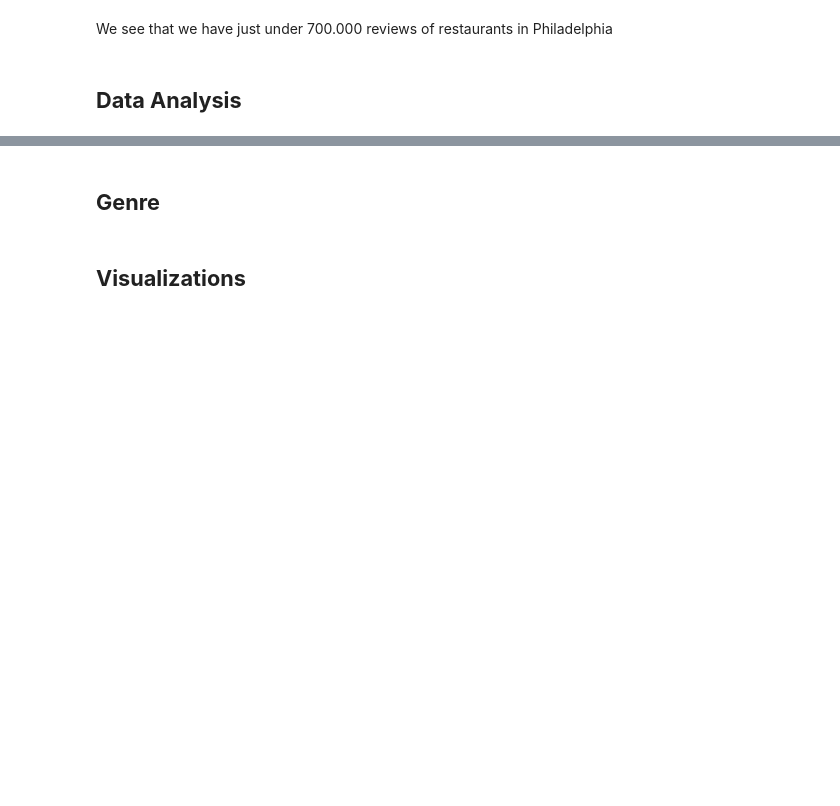
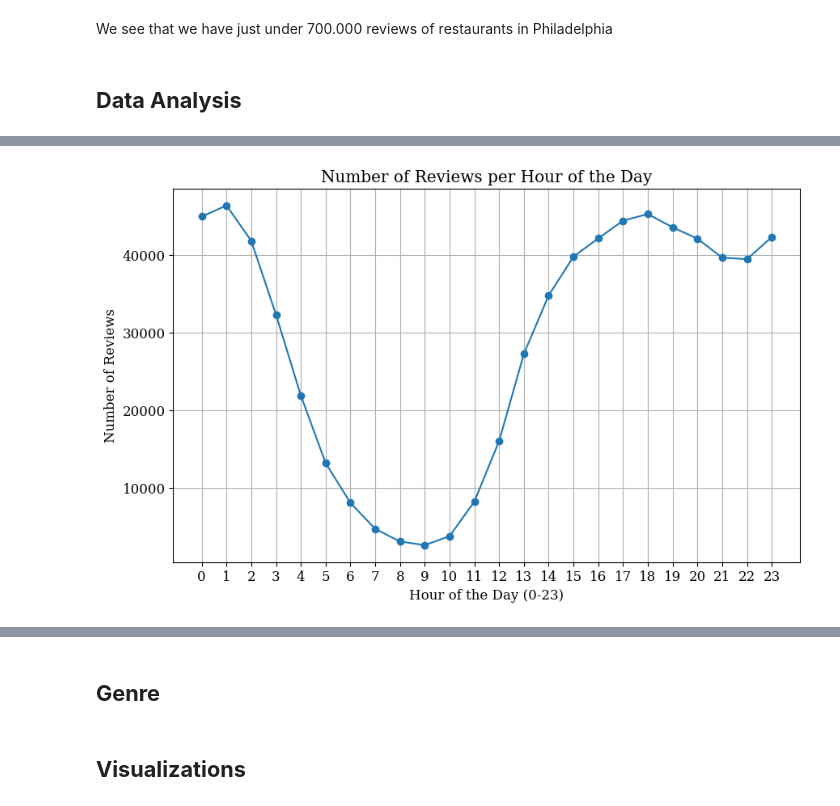
Before and after one commit to SorenLKuhl/SorenLKuhl.github.io, a Jupyter notebook: notebooks/explainer.ipynb, the cells around one changed output, grey strips where cells are left out. Cells and saved outputs as stored; diff of their text form; code cells hidden in the pictures; blank space fills up the shorter version.

```diff
--- a/notebooks/explainer.ipynb
+++ b/notebooks/explainer.ipynb
@@ -82,0 +96,27 @@ We see that we have just under 700.000 reviews of restaurants in Philadelphia
+# %%
+import pandas as pd
+import matplotlib.pyplot as plt
+
+# Knowing that the JSON file is structured with each line as a separate JSON object
+philly_reviews_df = pd.read_json('../data/philadelphia_restaurant_reviews.json', lines=True)
+# %%
+# Extract the hour from the 'date' column
+philly_reviews_df['hour'] = philly_reviews_df['date'].dt.hour
+
+# Group by hour and count the number of reviews for each hour
+reviews_per_hour = philly_reviews_df.groupby('hour').size()
+
+plt.rcParams['font.family'] = 'serif'
+plt.rcParams['font.size'] = 12
+
+plt.figure(figsize=(10,6))
+reviews_per_hour.plot(kind='line', marker='o')
+
+plt.title('Number of Reviews per Hour of the Day')
+plt.xlabel('Hour of the Day (0-23)')
+plt.ylabel('Number of Reviews')
+plt.grid(True)
+plt.xticks(range(0,24))
+plt.show()
+# %% [output]
+[figure, added]
```
Also changed, not shown: parts of 6 cells of this notebook, 1 other file.
